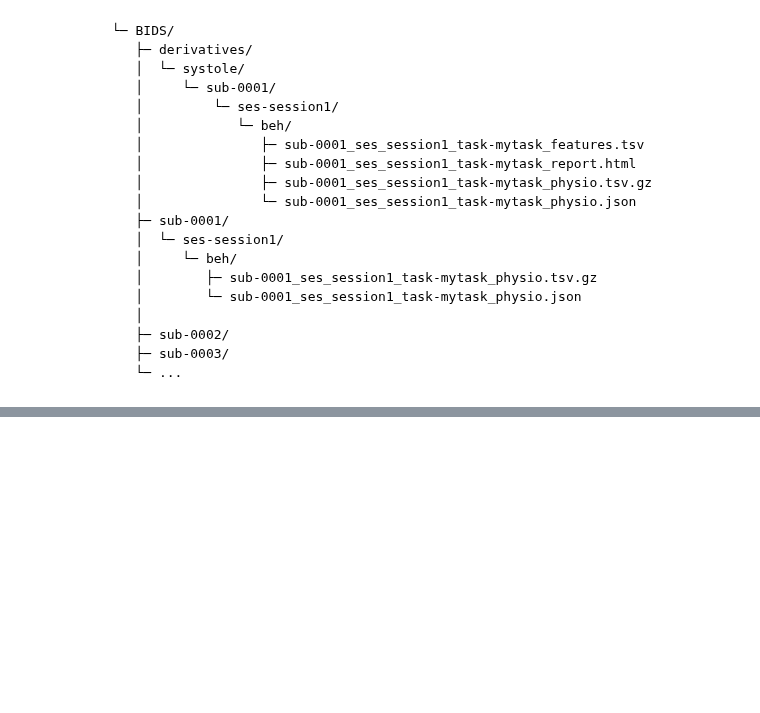
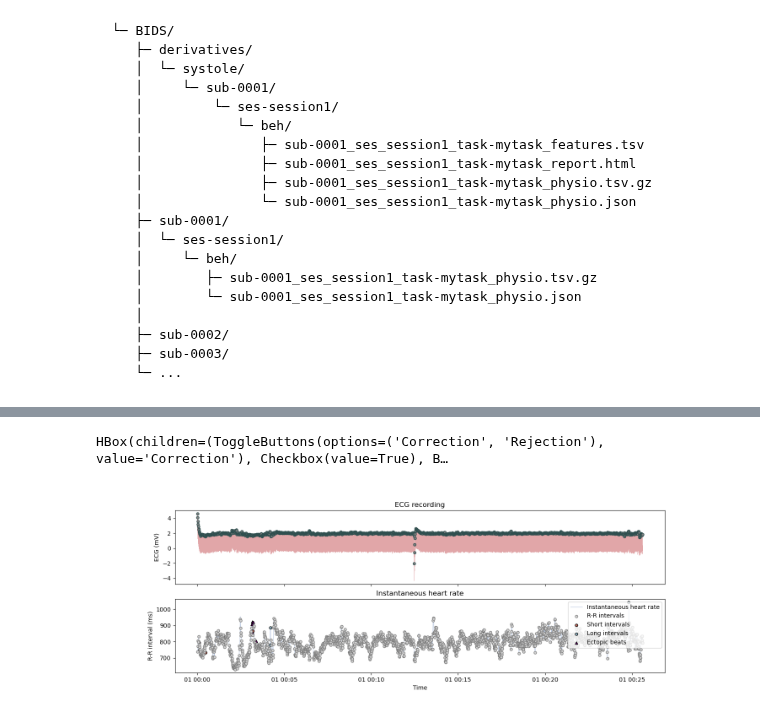
Before and after one commit to embodied-computation-group/systole, a Jupyter notebook: docs/source/notebooks/6-WorkingWithBIDSFolders.ipynb, the cells around one changed output, grey strips where cells are left out. Cells and saved outputs as stored; diff of their text form; code cells hidden in the pictures; blank space fills up the shorter version.

Commit message:
[docs] More doc on the Editor and Viewer

```diff
--- a/docs/source/notebooks/6-WorkingWithBIDSFolders.ipynb
+++ b/docs/source/notebooks/6-WorkingWithBIDSFolders.ipynb
@@ -152,0 +152,15 @@ In case a whole segment of the recording contain noise and should be entirely re
+# %%
+# Load a ray ECG time series
+ecg = import_dataset1(modalities=['ECG'], disable=True).ecg.to_numpy()
+# %%
+editor = Editor(
+    signal=ecg,
+    sfreq=1000,
+    corrected_json="./corrected.json",
+    figsize=(15, 5),
+    signal_type="ECG"
+)
+display(editor.commands_box)
+# %% [output]
+HBox(children=(ToggleButtons(options=('Correction', 'Rejection'), value='Correction'), Checkbox(value=True), B…
+[figure, added]
```
Also changed, not shown: parts of 14 cells of this notebook, 3 other files.
